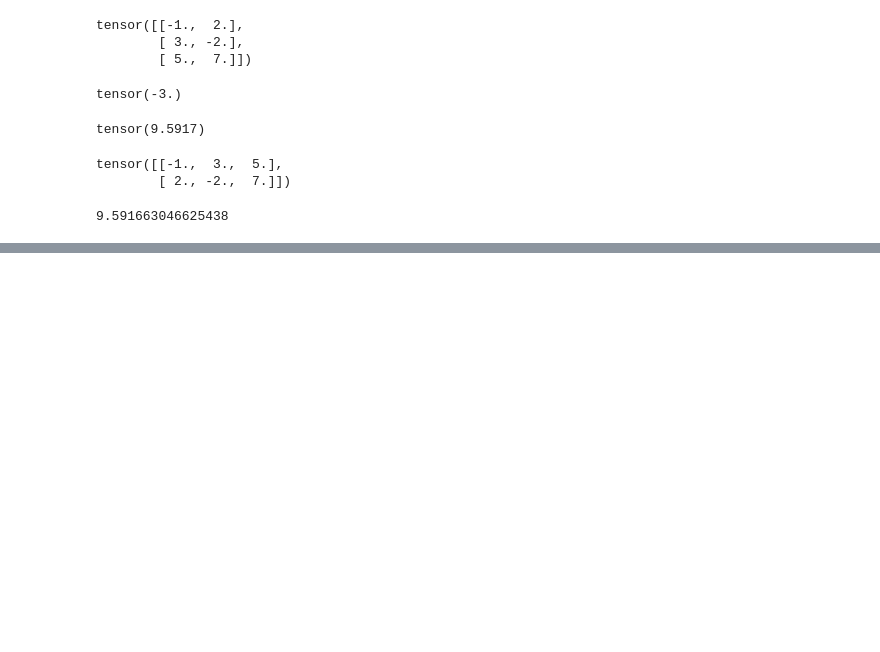
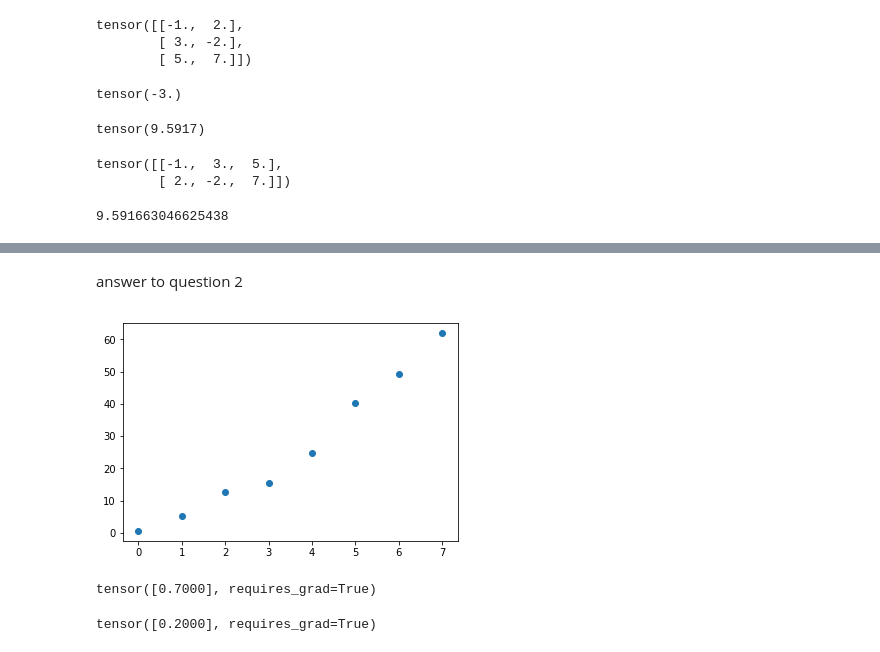
Before and after one commit to aster-fung/ML-foundations, a Jupyter notebook: notebooks/1-exercise.ipynb, the cells around one changed output, grey strips where cells are left out. Cells and saved outputs as stored; diff of their text form; code cells hidden in the pictures; blank space fills up the shorter version.

```diff
--- a/notebooks/1-exercise.ipynb
+++ b/notebooks/1-exercise.ipynb
@@ -318,0 +346,4 @@ sqrt(torch.trace(pdt))
+# %%
+generate
+x =  torch.tensor([0,1,2,3,4,5,6,7.])
+x
@@ -318,0 +357,23 @@ sqrt(torch.trace(pdt))
+# %%
+y = torch.tensor([0.5904,  5.2656, 12.6435, 15.3458, 24.8301, 40.3066, 49.3377, 61.8671])
+# %% [markdown]
+answer to question 2
+# %%
+fig, ax = plt.subplots()
+_ = ax.scatter(x,y)
+# %% [output]
+[figure, added]
+# %%
+# assume y = mx+b
+# initialize model param
+# enable gradeient tracking
+
+m = torch.tensor([0.7]).requires_grad_()
+m
+# %% [output]
+tensor([0.7000], requires_grad=True)
+# %%
+b = torch.tensor([0.2]). requires_grad_()
+b
+# %% [output]
+tensor([0.2000], requires_grad=True)
```
Also changed, not shown: parts of 43 cells of this notebook, 11 other files.
